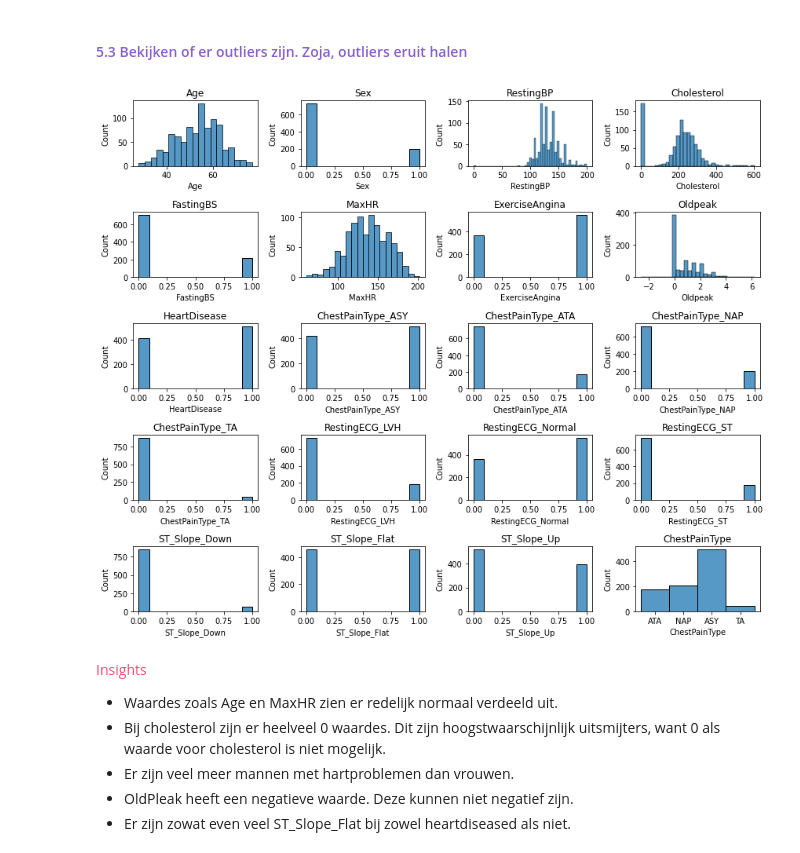
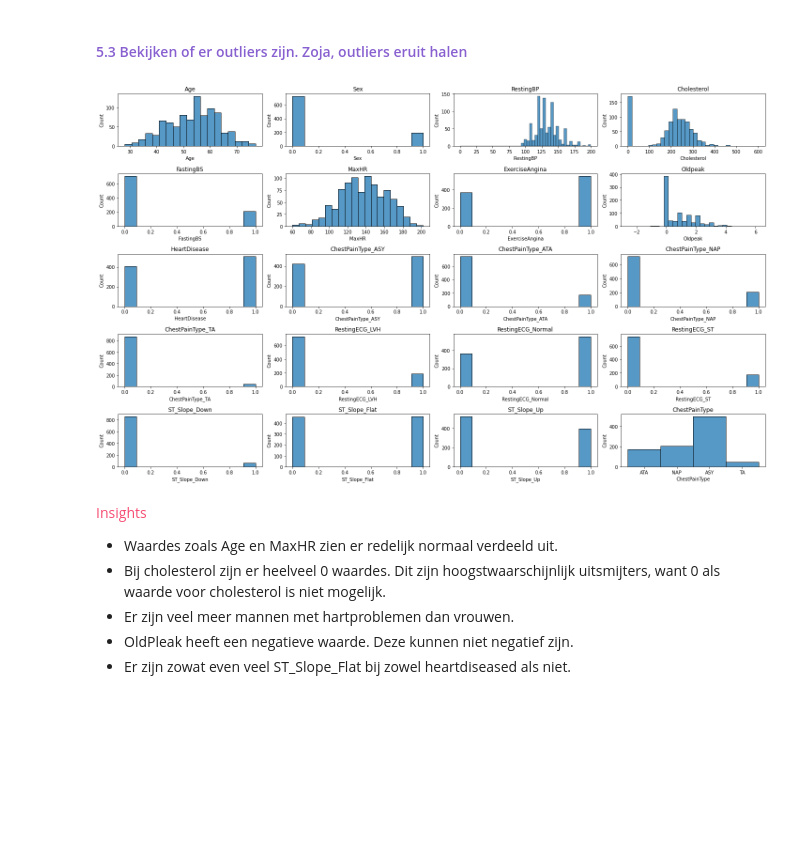
Before and after one commit to Mysurii/Minoi-AAI, a Jupyter notebook: Machine Learning/heart_disease.ipynb, the cells around one changed output. Saved outputs shown, nothing was run; the diff lists cells and outputs as text; code cells hidden in the pictures; blank space fills up the shorter version.

```diff
--- a/Machine Learning/heart_disease.ipynb
+++ b/Machine Learning/heart_disease.ipynb
@@ -237,15 +238,16 @@ data.head()
 # %% [markdown]
 <h4 style="color:#8860D0">5.3 Bekijken of er outliers zijn. Zoja, outliers eruit halen</h4>
 # %%
-plt.figure(figsize=(12,10))
+plt.figure(figsize=(20,12))
 for idx, column in enumerate(data.columns):
     plt.subplot(5, 4, idx+1)
     sns.histplot(x=column, data=data)
     plt.title(column)
-    plt.tight_layout()
+
+plt.tight_layout()
 plt.show()
 # %% [output]
-[figure, old version]
+[figure, new version]
 # %% [markdown]
 <p style="color:#F64C72">Insights</p>
 
```
Also changed, not shown: parts of 35 cells of this notebook.
